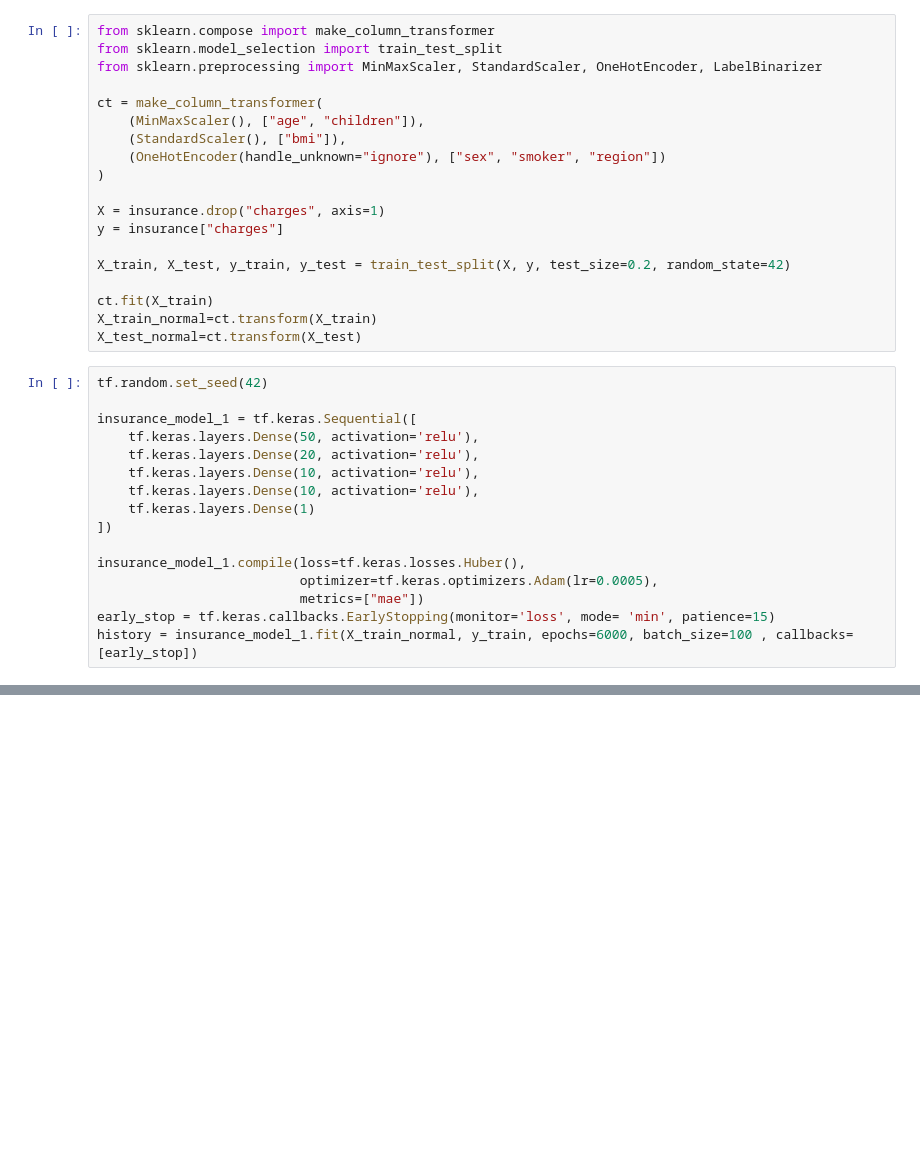
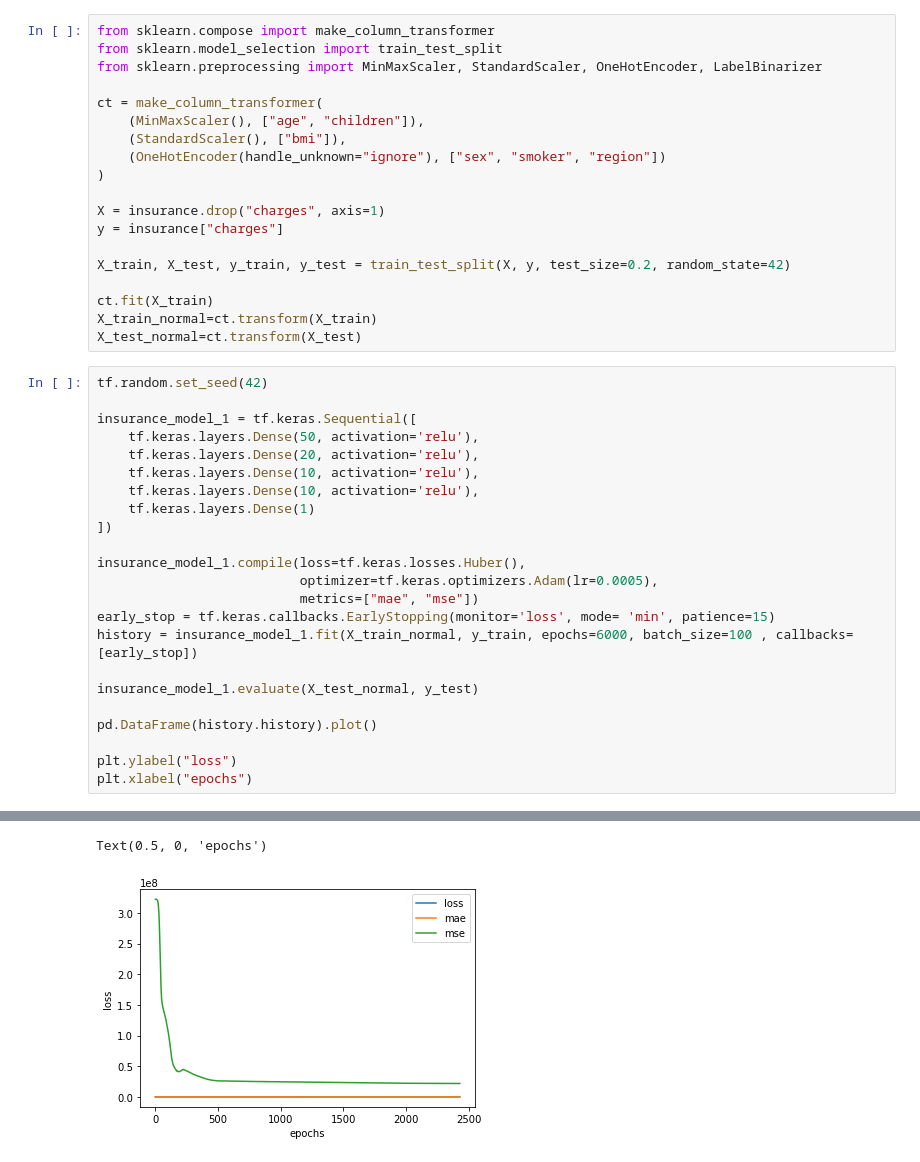
Before and after one commit to hewmatt10/Medical_Insurance_Prediction_Model, a Jupyter notebook: medical_insurance_prediction_model.ipynb, the cells around one changed output, grey strips where cells are left out. Drawn from its saved outputs; the diff is of its cells as text; blank space fills up the shorter version.

Commit message:
finished second model, slight improvement based on patience

```diff
--- a/medical_insurance_prediction_model.ipynb
+++ b/medical_insurance_prediction_model.ipynb
@@ -37,8 +37,15 @@ insurance_model_1 = tf.keras.Sequential([
 
 insurance_model_1.compile(loss=tf.keras.losses.Huber(),
                           optimizer=tf.keras.optimizers.Adam(lr=0.0005),
-                          metrics=["mae"])
+                          metrics=["mae", "mse"])
 early_stop = tf.keras.callbacks.EarlyStopping(monitor='loss', mode= 'min', patience=15)
 history = insurance_model_1.fit(X_train_normal, y_train, epochs=6000, batch_size=100 , callbacks=[early_stop])
+
+insurance_model_1.evaluate(X_test_normal, y_test)
+
+pd.DataFrame(history.history).plot()
+
+plt.ylabel("loss")
+plt.xlabel("epochs")
 # %% [output]
 Epoch 1/6000
@@ -60,0 +68,2 @@ Epoch 2429/6000
+Text(0.5, 0, 'epochs')
+[figure, added]
```
Also changed, not shown: parts of 5 cells of this notebook.
